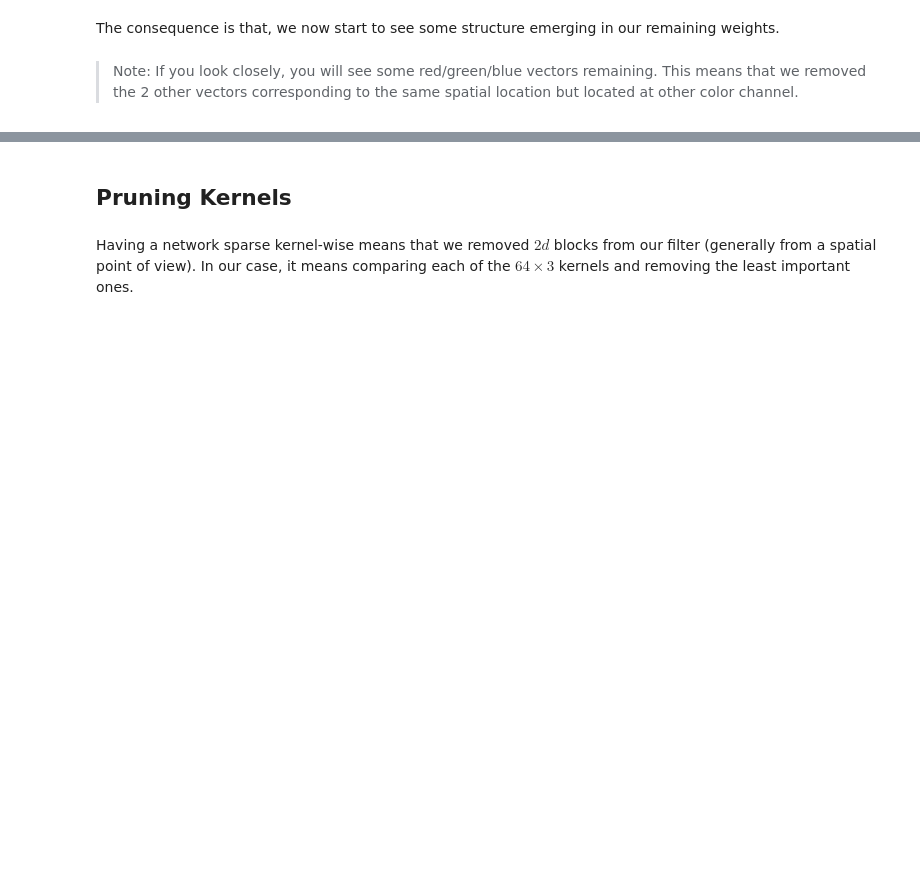
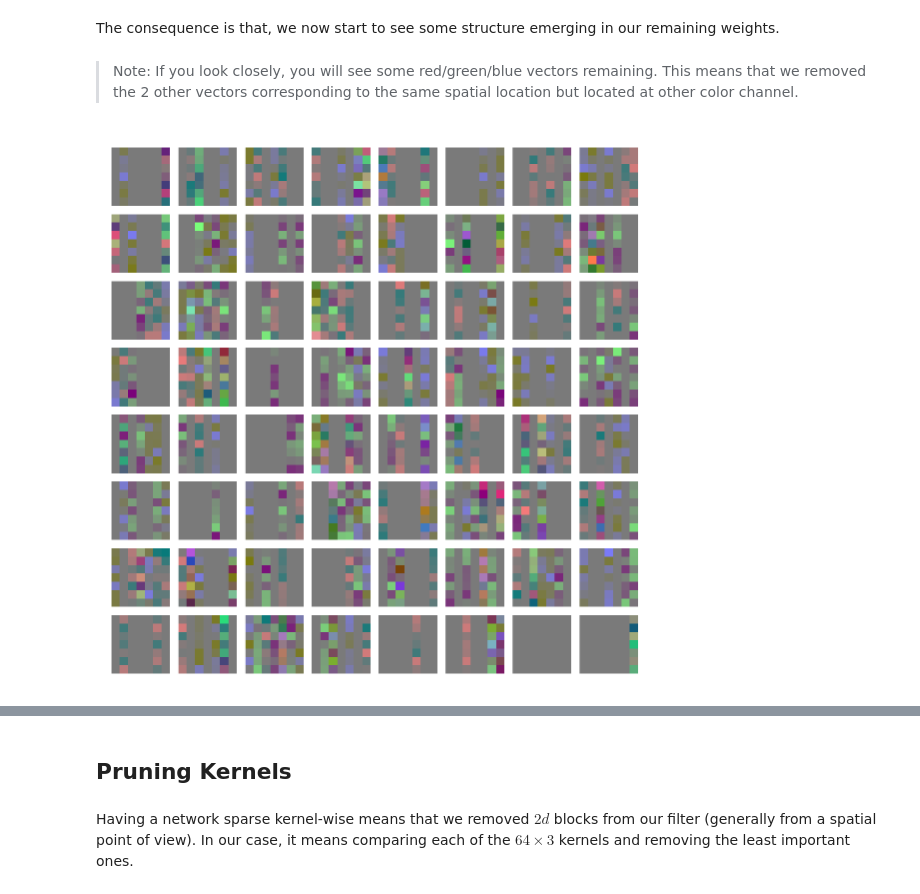
Before and after one commit to nathanhubens/fasterai, a Jupyter notebook: nbs/01a_sparsifier.ipynb, the cells around one changed output, grey strips where cells are left out. Cells and saved outputs as stored; diff of their text form; code cells hidden in the pictures; blank space fills up the shorter version.

```diff
--- a/nbs/01a_sparsifier.ipynb
+++ b/nbs/01a_sparsifier.ipynb
@@ -186,0 +177,4 @@ pruner.prune(80)
+# %%
+plot_kernels(model.conv1)
+# %% [output]
+[figure, added]
```
Also changed, not shown: parts of 18 cells of this notebook, 15 other files.
